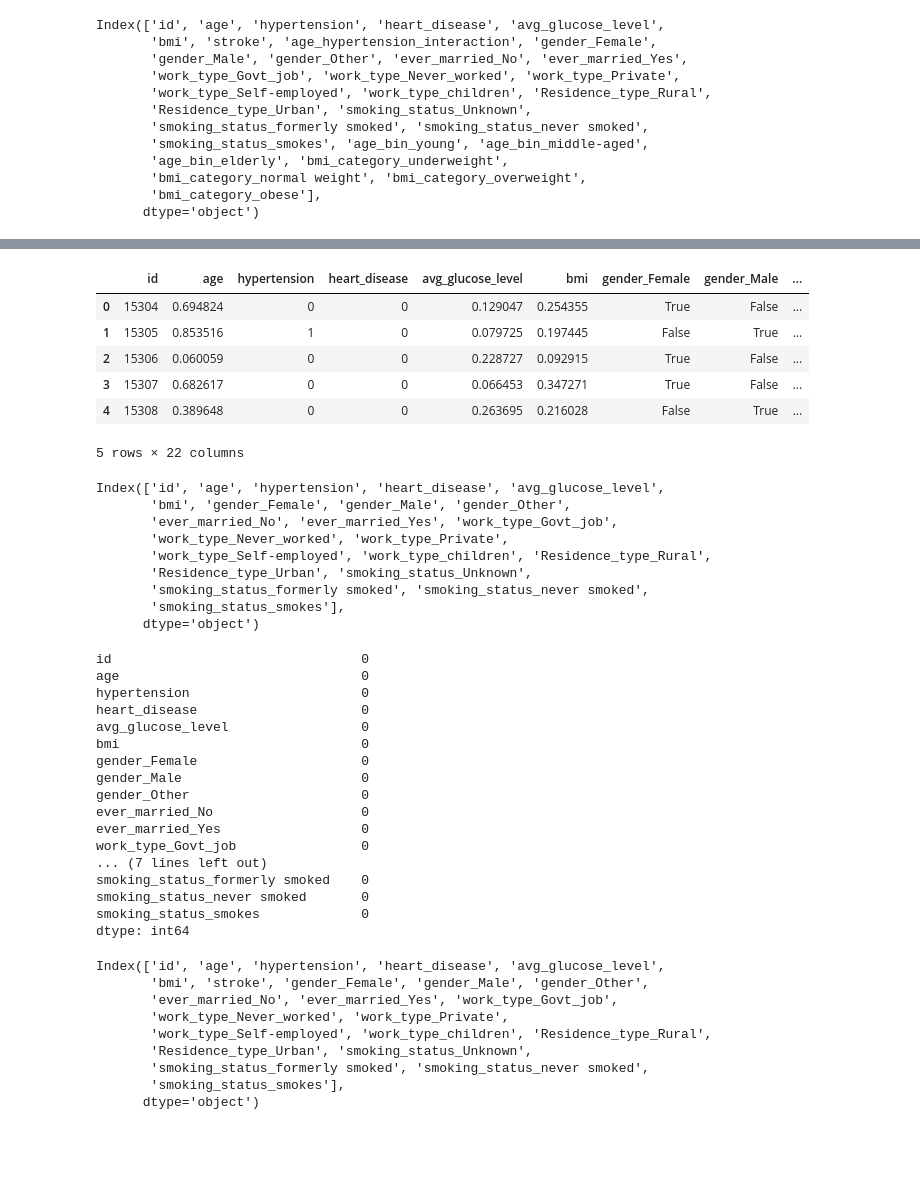
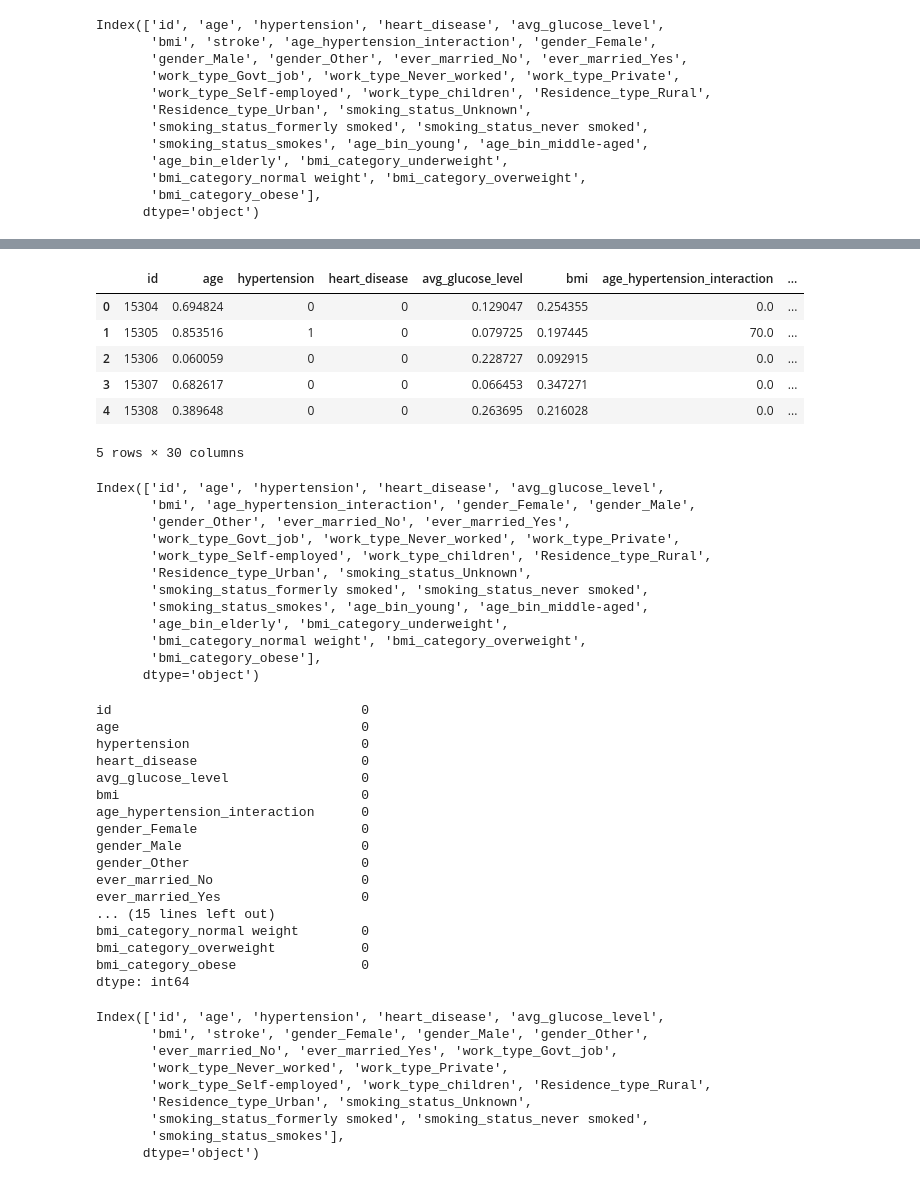
Before and after one commit to ardaatikk/stroke_prediction, a Jupyter notebook: jupyter-output/stroke_prediction.ipynb, the cells around one changed output, grey strips where cells are left out. Cells and saved outputs as stored; diff of their text form; code cells hidden in the pictures; blank space fills up the shorter version.

```diff
--- a/stroke_prediction.ipynb
+++ b/jupyter-output/stroke_prediction.ipynb
@@ -457,27 +447,30 @@ df_test.head()
 # %%
 minmax = MinMaxScaler()
-df_test[['age','avg_glucose_level','bmi']] = minmax.fit_transform(df_test[['age','avg_glucose_level','bmi']])
-test_data = pd.get_dummies(df_test)
+test_data[['age','avg_glucose_level','bmi']] = minmax.fit_transform(test_data[['age','avg_glucose_level','bmi']])
+test_data = pd.get_dummies(test_data)
 test_data.head()
 # %% [output]
-|  | id | age | hypertension | heart_disease | avg_glucose_level | bmi | gender_Female | gender_Male | ... |
-| 0 | 15304 | 0.694824 | 0 | 0 | 0.129047 | 0.254355 | True | False | ... |
-| 1 | 15305 | 0.853516 | 1 | 0 | 0.079725 | 0.197445 | False | True | ... |
-| 2 | 15306 | 0.060059 | 0 | 0 | 0.228727 | 0.092915 | True | False | ... |
-| 3 | 15307 | 0.682617 | 0 | 0 | 0.066453 | 0.347271 | True | False | ... |
-| 4 | 15308 | 0.389648 | 0 | 0 | 0.263695 | 0.216028 | False | True | ... |
+|  | id | age | hypertension | heart_disease | avg_glucose_level | bmi | age_hypertension_interaction | ... |
+| 0 | 15304 | 0.694824 | 0 | 0 | 0.129047 | 0.254355 | 0.0 | ... |
+| 1 | 15305 | 0.853516 | 1 | 0 | 0.079725 | 0.197445 | 70.0 | ... |
+| 2 | 15306 | 0.060059 | 0 | 0 | 0.228727 | 0.092915 | 0.0 | ... |
+| 3 | 15307 | 0.682617 | 0 | 0 | 0.066453 | 0.347271 | 0.0 | ... |
+| 4 | 15308 | 0.389648 | 0 | 0 | 0.263695 | 0.216028 | 0.0 | ... |
-5 rows × 22 columns
+5 rows × 30 columns
 # %%
 test_data.columns
 # %% [output]
 Index(['id', 'age', 'hypertension', 'heart_disease', 'avg_glucose_level',
-       'bmi', 'gender_Female', 'gender_Male', 'gender_Other',
-       'ever_married_No', 'ever_married_Yes', 'work_type_Govt_job',
-       'work_type_Never_worked', 'work_type_Private',
+       'bmi', 'age_hypertension_interaction', 'gender_Female', 'gender_Male',
+       'gender_Other', 'ever_married_No', 'ever_married_Yes',
+       'work_type_Govt_job', 'work_type_Never_worked', 'work_type_Private',
        'work_type_Self-employed', 'work_type_children', 'Residence_type_Rural',
        'Residence_type_Urban', 'smoking_status_Unknown',
        'smoking_status_formerly smoked', 'smoking_status_never smoked',
-       'smoking_status_smokes'],
+       'smoking_status_smokes', 'age_bin_young', 'age_bin_middle-aged',
+       'age_bin_elderly', 'bmi_category_underweight',
+       'bmi_category_normal weight', 'bmi_category_overweight',
+       'bmi_category_obese'],
       dtype='object')
 # %%
 missing_values_count_test = test_data.isnull().sum()
@@ -489,16 +482,16 @@ hypertension                      0
 heart_disease                     0
 avg_glucose_level                 0
 bmi                               0
+age_hypertension_interaction      0
 gender_Female                     0
 gender_Male                       0
 gender_Other                      0
 ever_married_No                   0
 ever_married_Yes                  0
-work_type_Govt_job                0
-... (7 lines left out)
-smoking_status_formerly smoked    0
-smoking_status_never smoked       0
-smoking_status_smokes             0
+... (15 lines left out)
+bmi_category_normal weight        0
+bmi_category_overweight           0
+bmi_category_obese                0
 dtype: int64
 # %%
 real_data.columns
```
Also changed, not shown: parts of 13 cells of this notebook, 6 other files.
